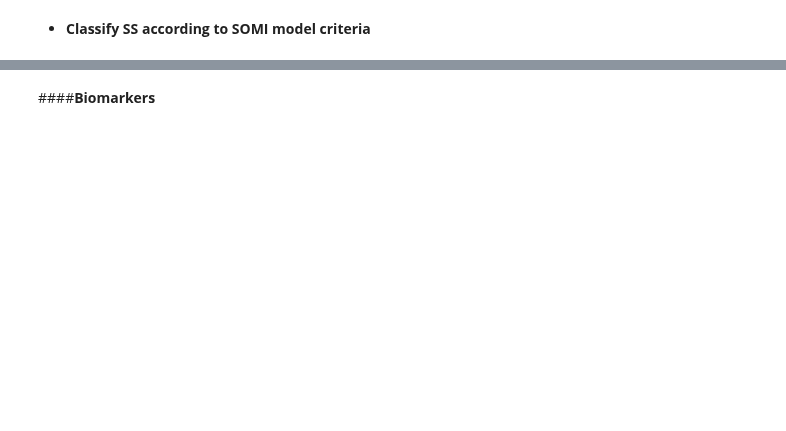
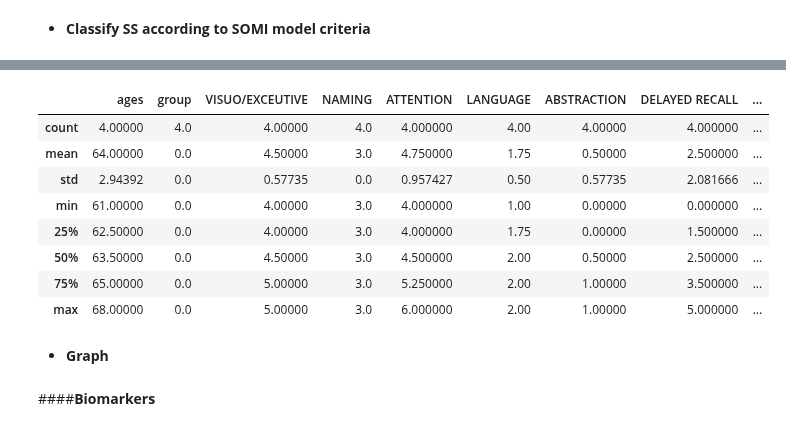
Before and after one commit to Sirabhop/Preclinical-AD-EEG-classification, a Jupyter notebook: Data_Analysis.ipynb, the cells around one changed output, grey strips where cells are left out. Drawn from its saved outputs; the diff is of its cells as text; code cells hidden in the pictures; blank space fills up the shorter version.

```diff
--- a/Data_Analysis.ipynb
+++ b/Data_Analysis.ipynb
@@ -110,3 +127,19 @@ Cog_Risk = CogMarkers[CogMarkers['group'] == 1]
+# %%
+MoCA_RiskFree.describe()
+# %% [output]
+|  | ages | group | VISUO/EXCEUTIVE | NAMING | ATTENTION | LANGUAGE | ABSTRACTION | DELAYED RECALL | ... |
+| count | 4.00000 | 4.0 | 4.00000 | 4.0 | 4.000000 | 4.00 | 4.00000 | 4.000000 | ... |
+| mean | 64.00000 | 0.0 | 4.50000 | 3.0 | 4.750000 | 1.75 | 0.50000 | 2.500000 | ... |
+| std | 2.94392 | 0.0 | 0.57735 | 0.0 | 0.957427 | 0.50 | 0.57735 | 2.081666 | ... |
+| min | 61.00000 | 0.0 | 4.00000 | 3.0 | 4.000000 | 1.00 | 0.00000 | 0.000000 | ... |
+| 25% | 62.50000 | 0.0 | 4.00000 | 3.0 | 4.000000 | 1.75 | 0.00000 | 1.500000 | ... |
+| 50% | 63.50000 | 0.0 | 4.50000 | 3.0 | 4.500000 | 2.00 | 0.50000 | 2.500000 | ... |
+| 75% | 65.00000 | 0.0 | 5.00000 | 3.0 | 5.250000 | 2.00 | 1.00000 | 3.500000 | ... |
+| max | 68.00000 | 0.0 | 5.00000 | 3.0 | 6.000000 | 2.00 | 1.00000 | 5.000000 | ... |
+# %% [markdown]
+
+
+*   **Graph**
 # %% [markdown]
 ####**Biomarkers**
 # %%
```
Also changed, not shown: parts of 14 cells of this notebook.
